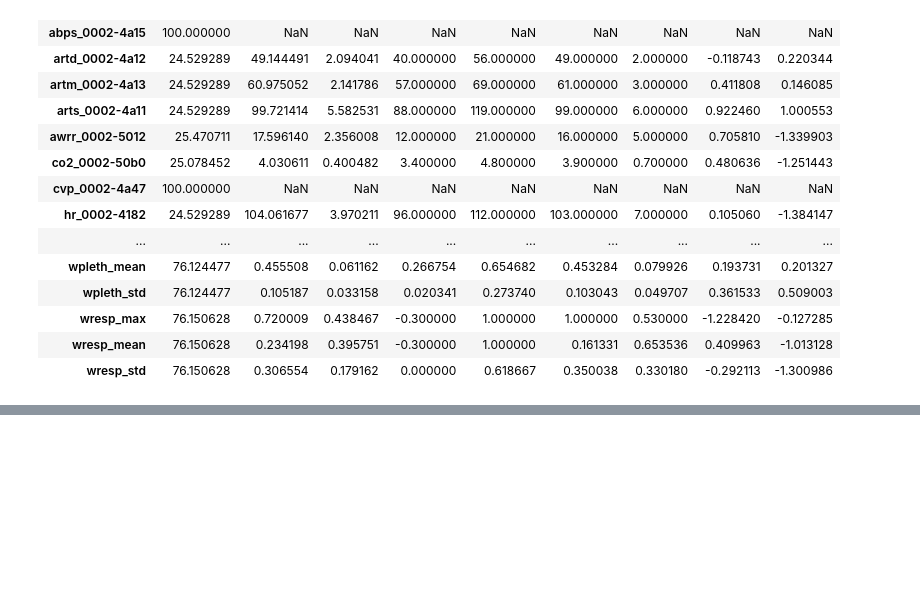
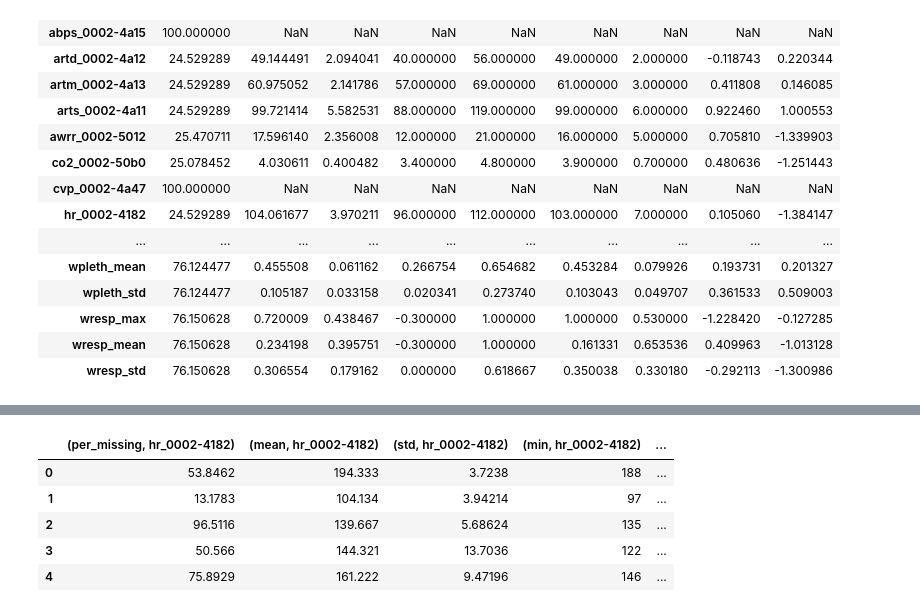
Before and after one commit to TomMonks/cats-time-series, a Jupyter notebook: single_trip_preprocessing.ipynb, the cells around one changed output, grey strips where cells are left out. Saved outputs shown, nothing was run; the diff lists cells and outputs as text; code cells hidden in the pictures; blank space fills up the shorter version.

```diff
--- a/single_trip_preprocessing.ipynb
+++ b/single_trip_preprocessing.ipynb
@@ -157,0 +201,9 @@ trip_summary.summary_table
+# %%
+unlabelled_features.filter(like='hr_0002-4182')
+# %% [output]
+|  | (per_missing, hr_0002-4182) | (mean, hr_0002-4182) | (std, hr_0002-4182) | (min, hr_0002-4182) | ... |
+| 0 | 53.8462 | 194.333 | 3.7238 | 188 | ... |
+| 1 | 13.1783 | 104.134 | 3.94214 | 97 | ... |
+| 2 | 96.5116 | 139.667 | 5.68624 | 135 | ... |
+| 3 | 50.566 | 144.321 | 13.7036 | 122 | ... |
+| 4 | 75.8929 | 161.222 | 9.47196 | 146 | ... |
```
Also changed, not shown: parts of 8 cells of this notebook, 1 other file.
